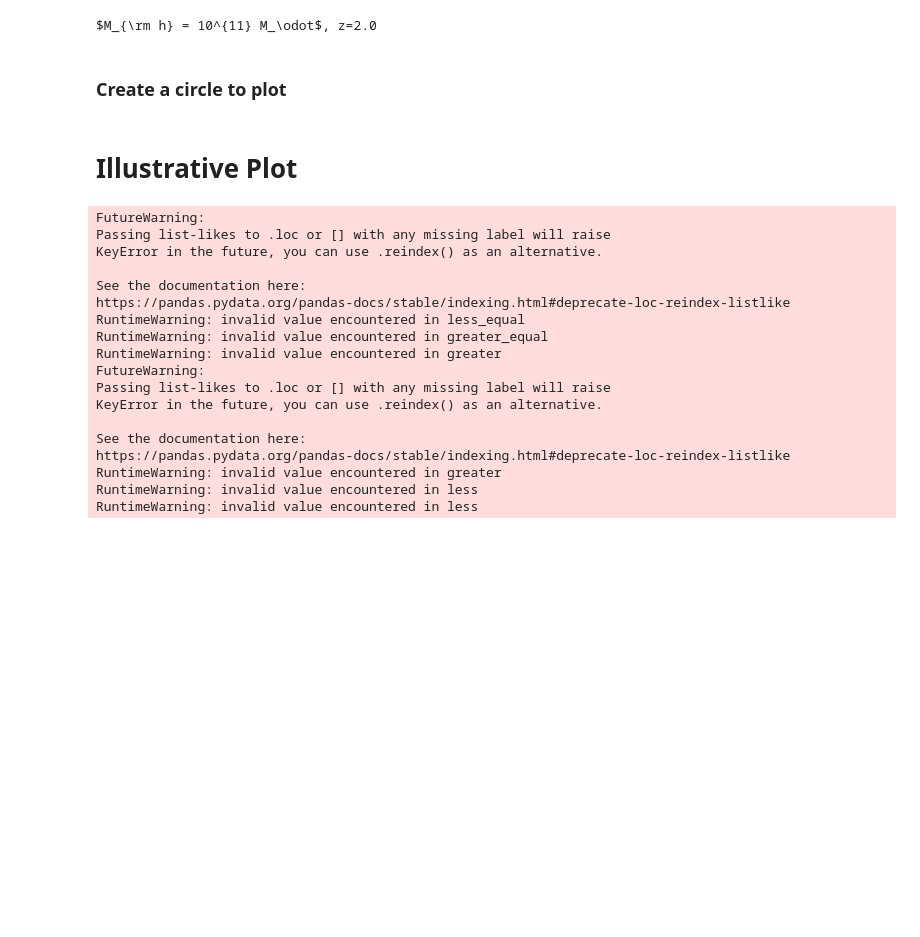
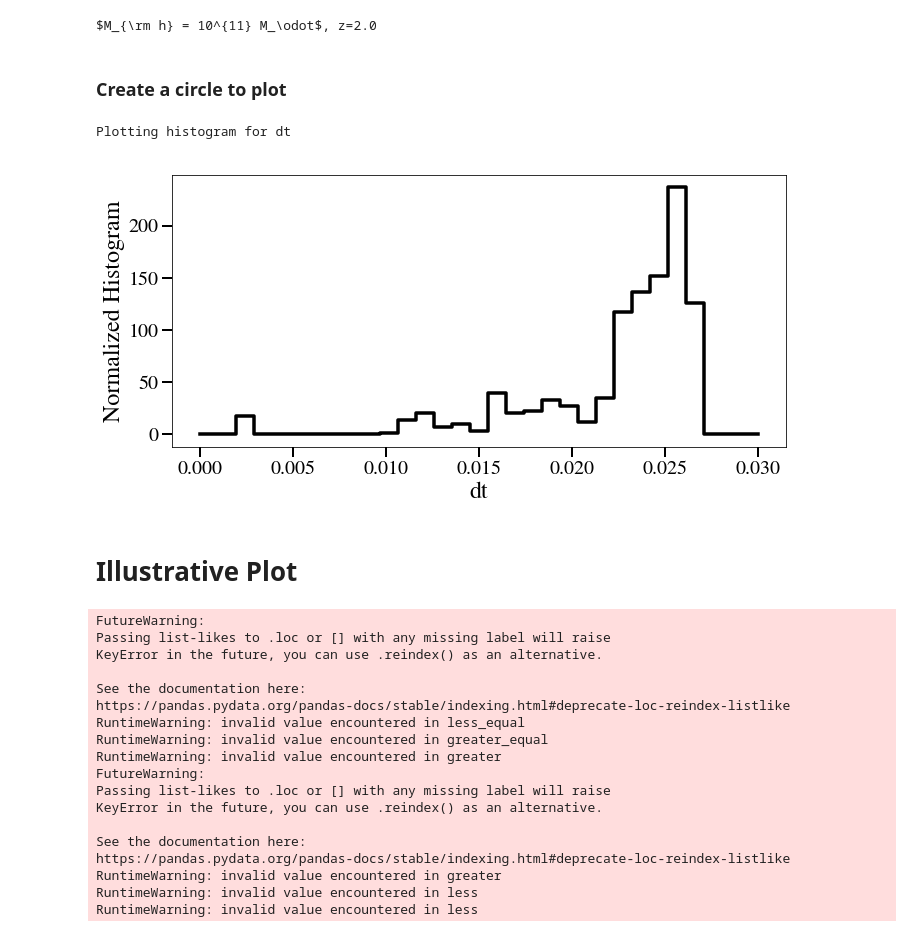
Before and after one commit to zhafen/CGM_fate_analysis, a Jupyter notebook: single_sim_analysis/streamline_plot.ipynb, the cells around one changed output. Drawn from its saved outputs; the diff is of its cells as text; code cells hidden in the pictures; blank space fills up the shorter version.

```diff
--- a/single_sim_analysis/streamline_plot.ipynb
+++ b/single_sim_analysis/streamline_plot.ipynb
@@ -114,6 +114,18 @@ for phi in np.linspace( 0., 2.*np.pi, 256 ):
 circle = np.array( circle )
 
 rotated_circle = data_operations.align_axes( circle, s_data.total_ang_momentum, )
+# %%
+%matplotlib inline
+
+w_plotter.histogram(
+    'dt',
+    bins = np.linspace( 0., 0.03, 32 ),
+    assert_contains_all_data = False,
+    plot_label = '',
+)
+# %% [output]
+Plotting histogram for dt
+[figure, added]
 # %% [markdown]
 # Illustrative Plot
 # %%
```
Also changed, not shown: parts of 22 cells of this notebook, 4 other files.
